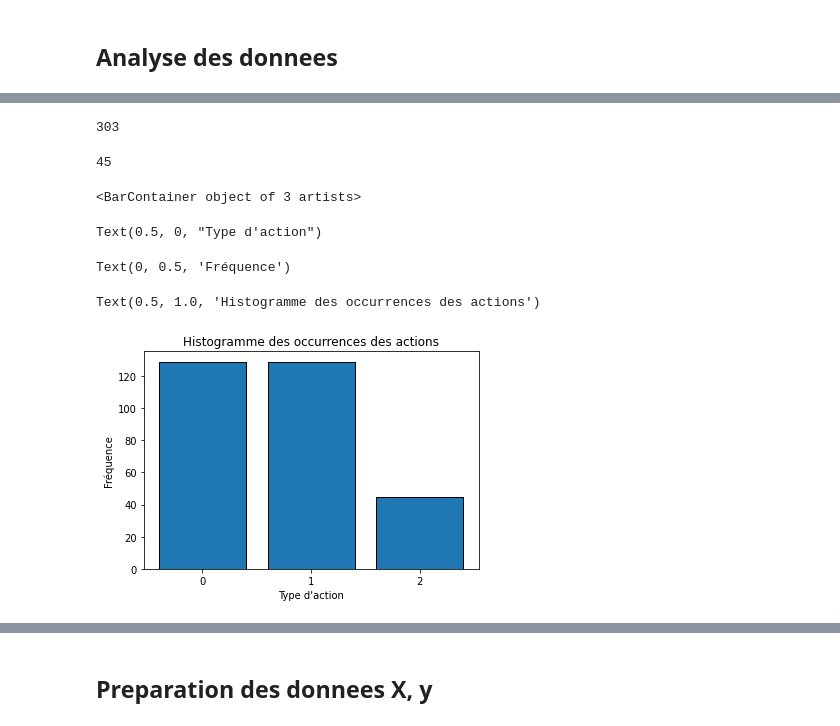
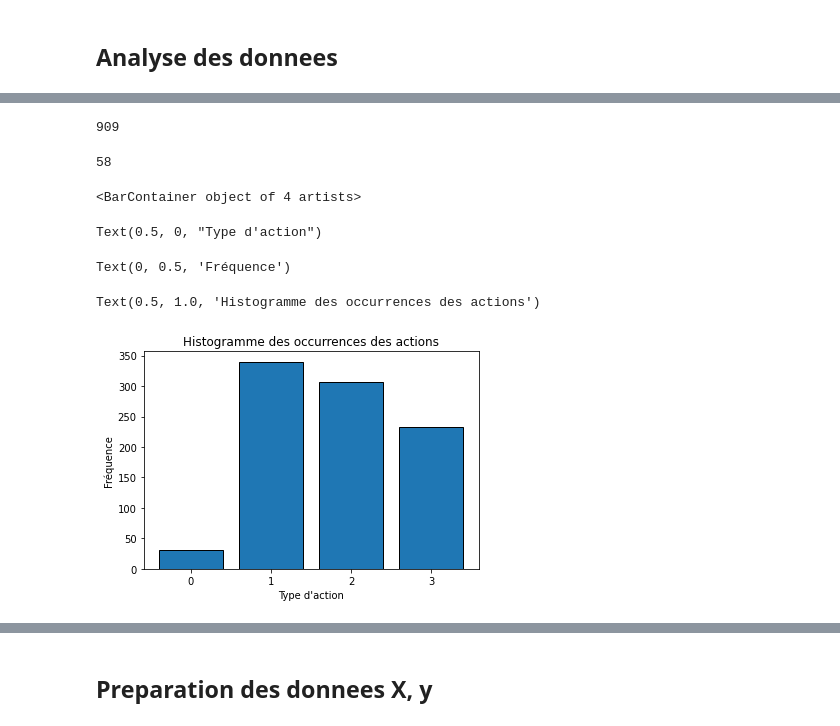
Before and after one commit to MorelK1/PFE, a Jupyter notebook: final.ipynb, the cells around one changed output, grey strips where cells are left out. Drawn from its saved outputs; the diff is of its cells as text; code cells hidden in the pictures.

```diff
--- a/final.ipynb
+++ b/final.ipynb
@@ -16,5 +49,5 @@ from tqdm import tqdm
 # %%
-data = pd.read_csv("final_data3.csv")
-data.head(10)
+df = pd.read_csv("data_with_meteo.csv")
+df.head(5)
 # %% [output]
 |  | DateTime | VehicleID | X | Y | Longitude | Latitude | Speed | FuelConsumption | CO2Emission | ... |
@@ -35,31 +59,31 @@ reference_values = data.iloc[0]
 # %%
 # suppression des lignes vides
-final_data = data.dropna()
-len(final_data)
+data = df.dropna()
+len(data)
 # %% [output]
-303
+909
 # %%
-len(final_data[data.ActionId == 2])
+len(data[(data.ActionId == 1) & (data.Meteo=="storm")])
 # %% [output]
-45
+58
 # %%
-labels = [0,1,2]
+labels = [0,1,2,3]
 # Comptage des occurrences de chaque label dans la colonne 'actionId'
-counts = final_data['ActionId'].value_counts().reindex(labels, fill_value=0)
+counts = data['ActionId'].value_counts().reindex(labels, fill_value=0)
 
 # Création de l'histogramme
 plt.bar(counts.index, counts.values, tick_label=labels, edgecolor='black')
 
 # Ajouter des labels et un titre
 plt.xlabel("Type d'action")
 plt.ylabel('Fréquence')
 plt.title('Histogramme des occurrences des actions')
 
 # Afficher l'histogramme
 plt.show()
 # %% [output]
-<BarContainer object of 3 artists>
+<BarContainer object of 4 artists>
 Text(0.5, 0, "Type d'action")
 Text(0, 0.5, 'Fréquence')
 Text(0.5, 1.0, 'Histogramme des occurrences des actions')
-[figure, old version]
+[figure, new version]
```
Also changed, not shown: parts of 50 cells of this notebook.
